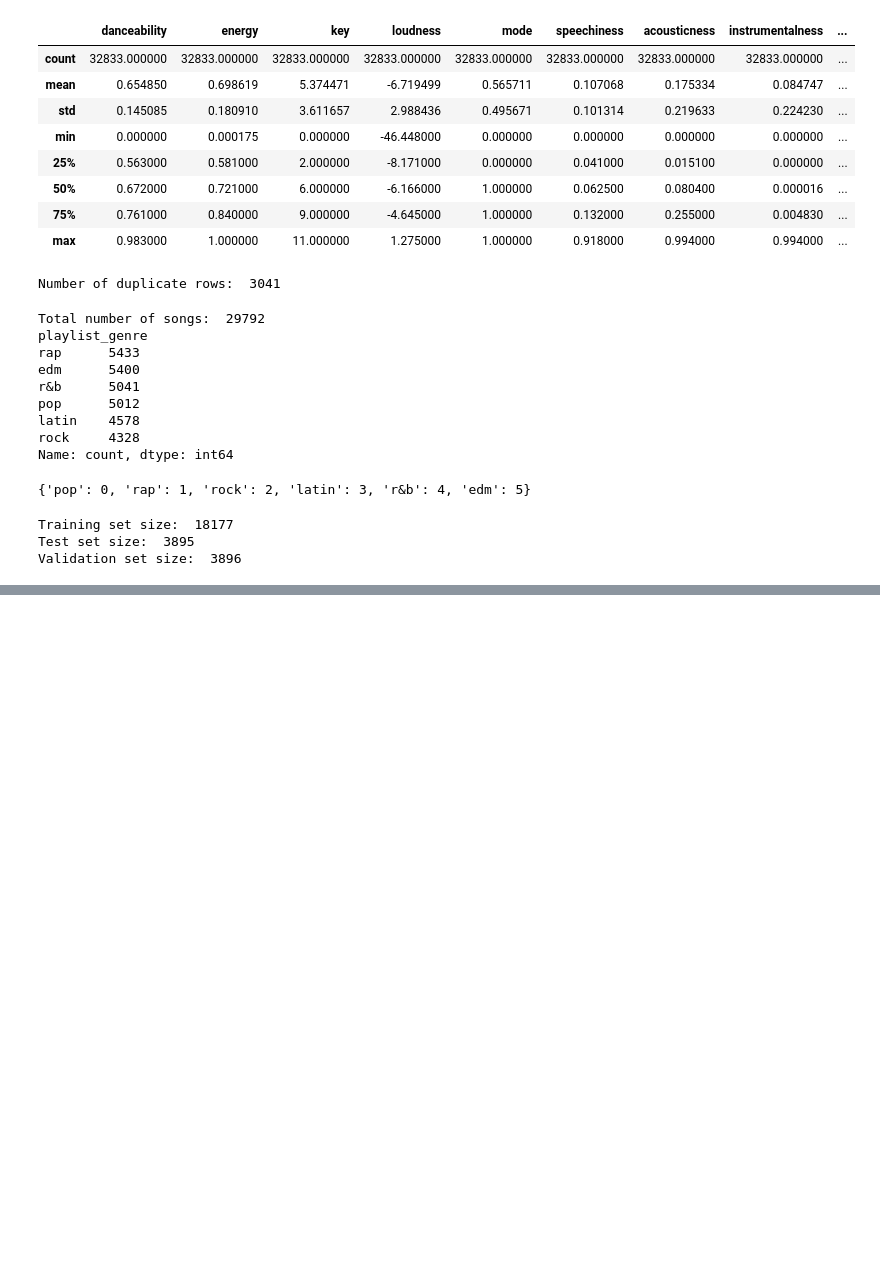
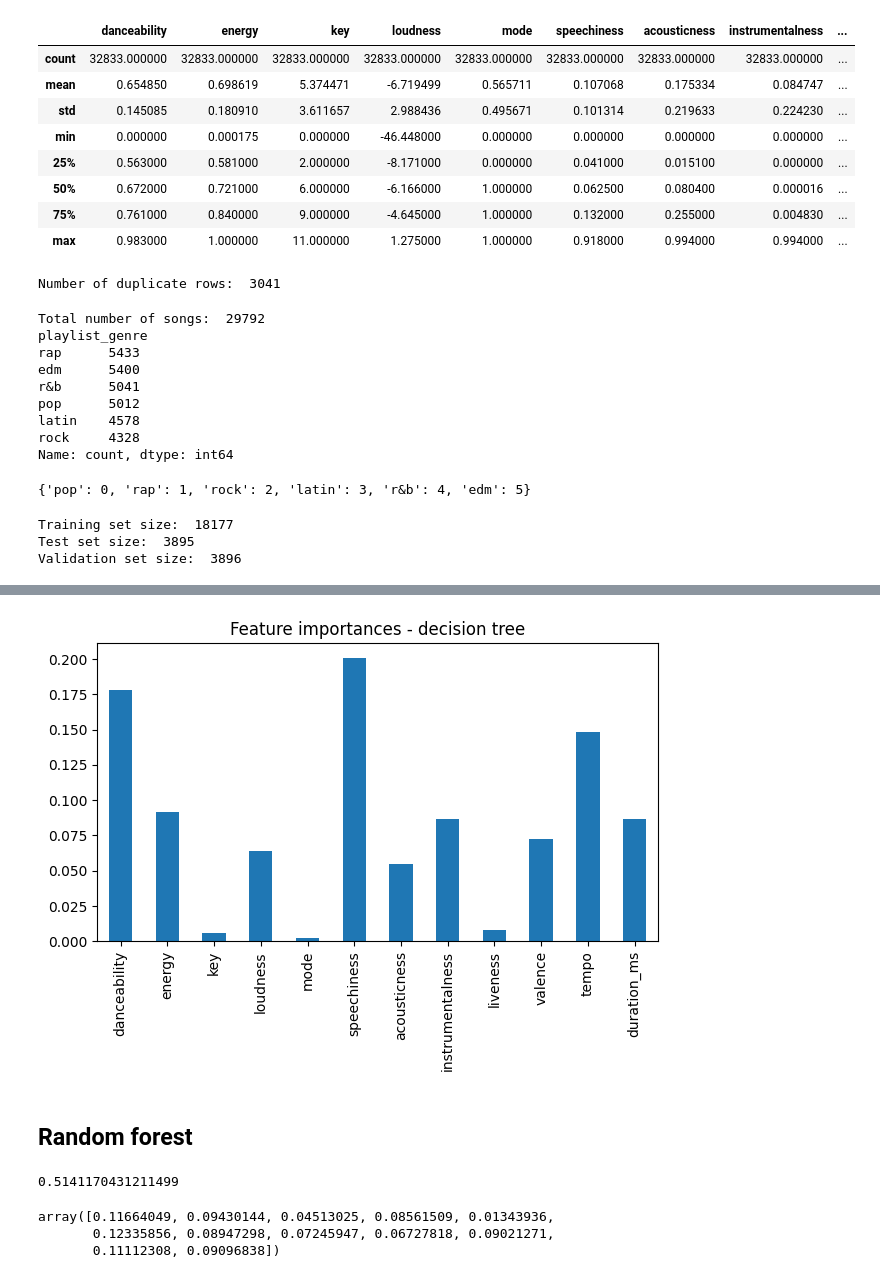
Before and after one commit to jkciesluk/ml_project, a Jupyter notebook: spotify.ipynb, the cells around one changed output, grey strips where cells are left out. Cells and saved outputs as stored; diff of their text form; code cells hidden in the pictures; blank space fills up the shorter version.

```diff
--- a/spotify.ipynb
+++ b/spotify.ipynb
@@ -88,0 +146,7 @@ Validation set size:  3896
+# %%
+# accuracy on test set
+knn_model = KNeighborsClassifier(n_neighbors=15)
+knn_model.fit(songs_data_train, songs_target_train)
+y_pred = knn_model.predict(songs_data_test)
+accuracy = accuracy_score(songs_target_test, y_pred)
+print(accuracy)
@@ -88,0 +211,9 @@ Validation set size:  3896
+# %%
+# Naive bayes classifier
+naive_bayes_model = GaussianNB()
+
+naive_bayes_model.fit(songs_data_train, songs_target_train)
+y_pred = naive_bayes_model.predict(songs_data_val)
+accuracy = accuracy_score(songs_target_val, y_pred)
+
+print(accuracy)
@@ -88,0 +237,19 @@ Validation set size:  3896
+# %%
+# Decision tree
+decision_tree_model = DecisionTreeClassifier()
+
+param_grid = {
+    'max_depth': [7,9,11],
+    'min_samples_leaf': [3,4,5],
+    'min_samples_split': [6,7,8]
+}
+
+grid_search = GridSearchCV(decision_tree_model, param_grid, cv=5, scoring='accuracy')
+grid_search.fit(songs_data_train, songs_target_train)
+best_params = grid_search.best_params_
+best_model = grid_search.best_estimator_
+print("Best params:", best_params)
+
+y_pred = best_model.predict(songs_data_val)
+accuracy = accuracy_score(songs_target_val, y_pred)
+print(accuracy)
@@ -88,0 +266,3 @@ Validation set size:  3896
+# %%
+feature_importances_dt = pd.Series(best_model.feature_importances_, index=songs_data_train.columns)
+feature_importances_dt
@@ -88,0 +283,27 @@ Validation set size:  3896
+# %%
+fig, ax = plt.subplots()
+feature_importances_dt.plot.bar(ax=ax)
+ax.set_title("Feature importances - decision tree")
+fig.tight_layout()
+# %% [output]
+[figure, added]
+# %% [markdown]
+## Random forest
+# %%
+# Random forest
+random_forest_model = RandomForestClassifier(n_estimators=105, random_state=42)
+random_forest_model.fit(songs_data_train, songs_target_train)
+y_pred = random_forest_model.predict(songs_data_val)
+accuracy = accuracy_score(songs_target_val, y_pred)
+print(accuracy)
+
+# hyperparameter tunning???
+# %% [output]
+0.5141170431211499
+# %%
+# feature importances
+random_forest_model.feature_importances_
+# %% [output]
+array([0.11664049, 0.09430144, 0.04513025, 0.08561509, 0.01343936,
+       0.12335856, 0.08947298, 0.07245947, 0.06727818, 0.09021271,
+       0.11112308, 0.09096838])
```
Also changed, not shown: parts of 44 cells of this notebook, 2 other files.
